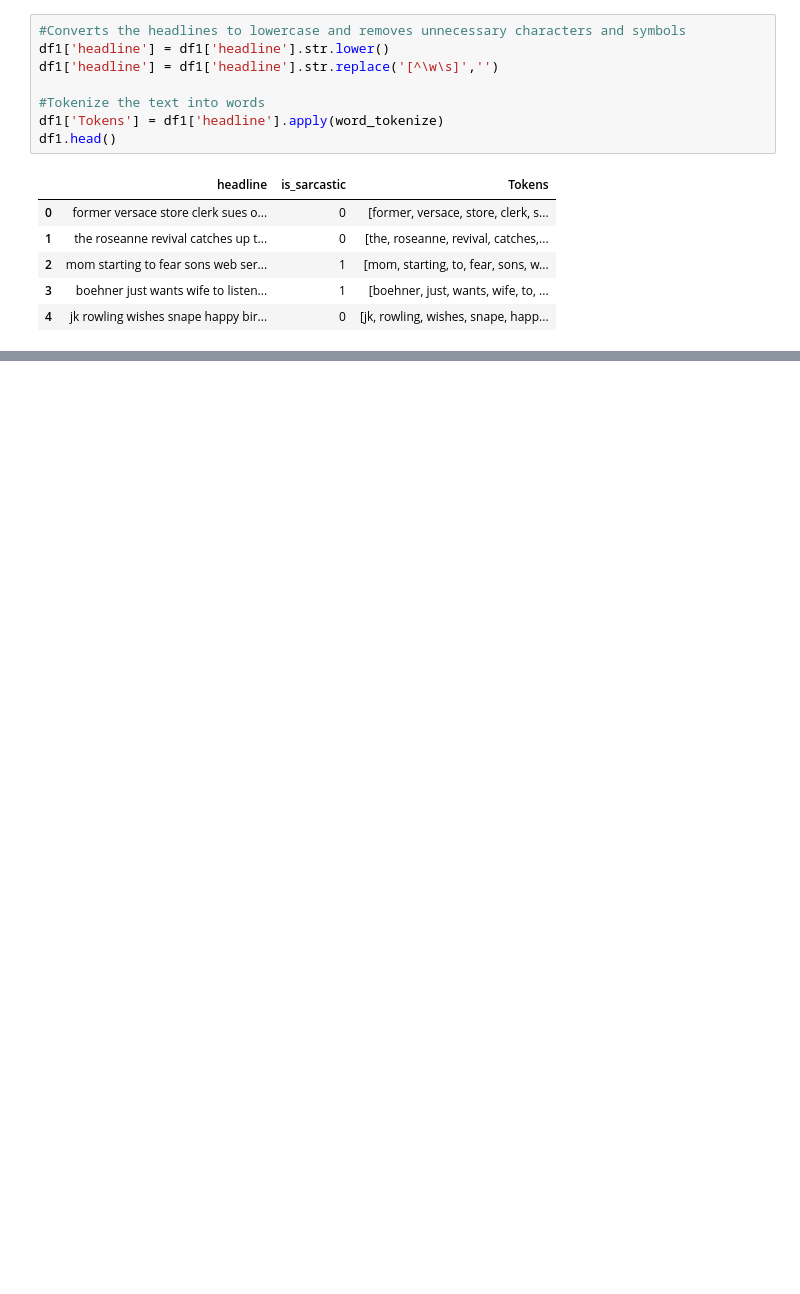
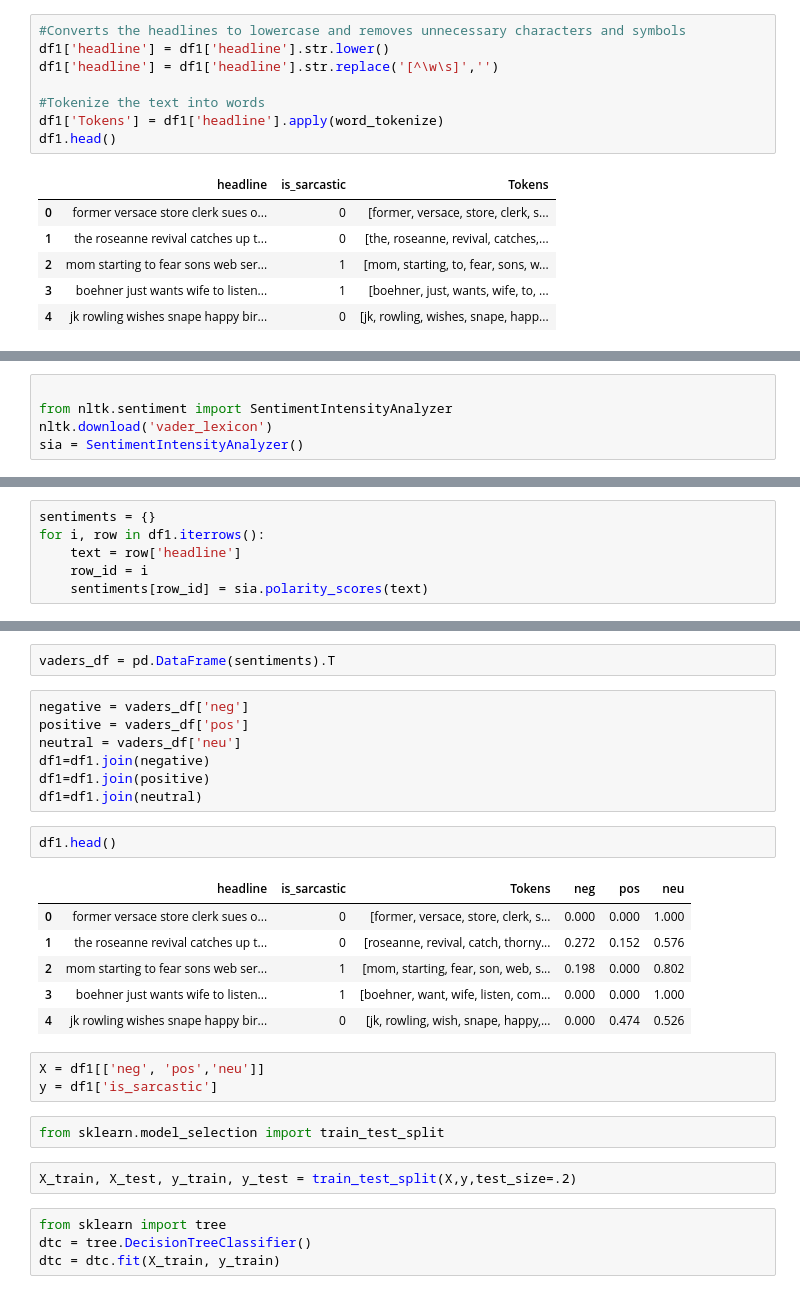
Before and after one commit to gwencampau/datamining-final-project, a Jupyter notebook: sarcastic_notebook.ipynb, the cells around one changed output, grey strips where cells are left out. Drawn from its saved outputs; the diff is of its cells as text; blank space fills up the shorter version.

Commit message:
Created initial model

```diff
--- a/sarcastic_notebook.ipynb
+++ b/sarcastic_notebook.ipynb
@@ -139,0 +150,5 @@ df1['Tokens'] = df1['Tokens'].apply(lambda x: [lemmatizer.lemmatize(word) for wo
+# %%
+
+from nltk.sentiment import SentimentIntensityAnalyzer
+nltk.download('vader_lexicon')
+sia = SentimentIntensityAnalyzer()
@@ -139,0 +158,6 @@ df1['Tokens'] = df1['Tokens'].apply(lambda x: [lemmatizer.lemmatize(word) for wo
+# %%
+sentiments = {}
+for i, row in df1.iterrows():
+    text = row['headline']
+    row_id = i
+    sentiments[row_id] = sia.polarity_scores(text)
@@ -139,0 +184,29 @@ df1['Tokens'] = df1['Tokens'].apply(lambda x: [lemmatizer.lemmatize(word) for wo
+# %%
+vaders_df = pd.DataFrame(sentiments).T
+# %%
+negative = vaders_df['neg']
+positive = vaders_df['pos']
+neutral = vaders_df['neu']
+df1=df1.join(negative)
+df1=df1.join(positive)
+df1=df1.join(neutral)
+# %%
+df1.head()
+# %% [output]
+|  | headline | is_sarcastic | Tokens | neg | pos | neu |
+| 0 | former versace store clerk sues o... | 0 | [former, versace, store, clerk, s... | 0.000 | 0.000 | 1.000 |
+| 1 | the roseanne revival catches up t... | 0 | [roseanne, revival, catch, thorny... | 0.272 | 0.152 | 0.576 |
+| 2 | mom starting to fear sons web ser... | 1 | [mom, starting, fear, son, web, s... | 0.198 | 0.000 | 0.802 |
+| 3 | boehner just wants wife to listen... | 1 | [boehner, want, wife, listen, com... | 0.000 | 0.000 | 1.000 |
+| 4 | jk rowling wishes snape happy bir... | 0 | [jk, rowling, wish, snape, happy,... | 0.000 | 0.474 | 0.526 |
+# %%
+X = df1[['neg', 'pos','neu']]
+y = df1['is_sarcastic']
+# %%
+from sklearn.model_selection import train_test_split
+# %%
+X_train, X_test, y_train, y_test = train_test_split(X,y,test_size=.2)
+# %%
+from sklearn import tree
+dtc = tree.DecisionTreeClassifier()
+dtc = dtc.fit(X_train, y_train)
```
Also changed, not shown: parts of 8 cells of this notebook.
